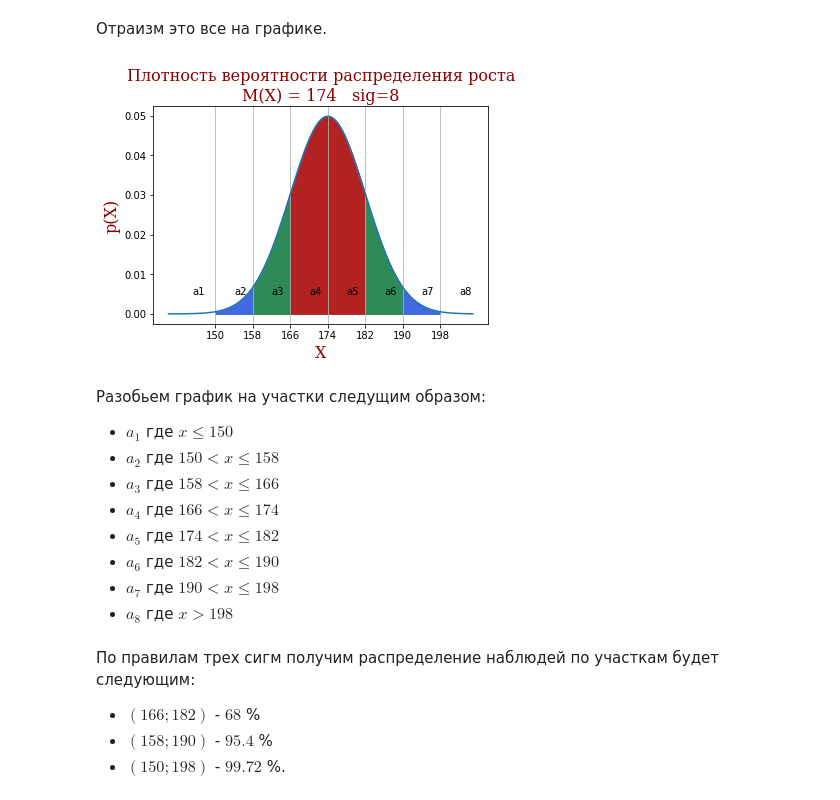
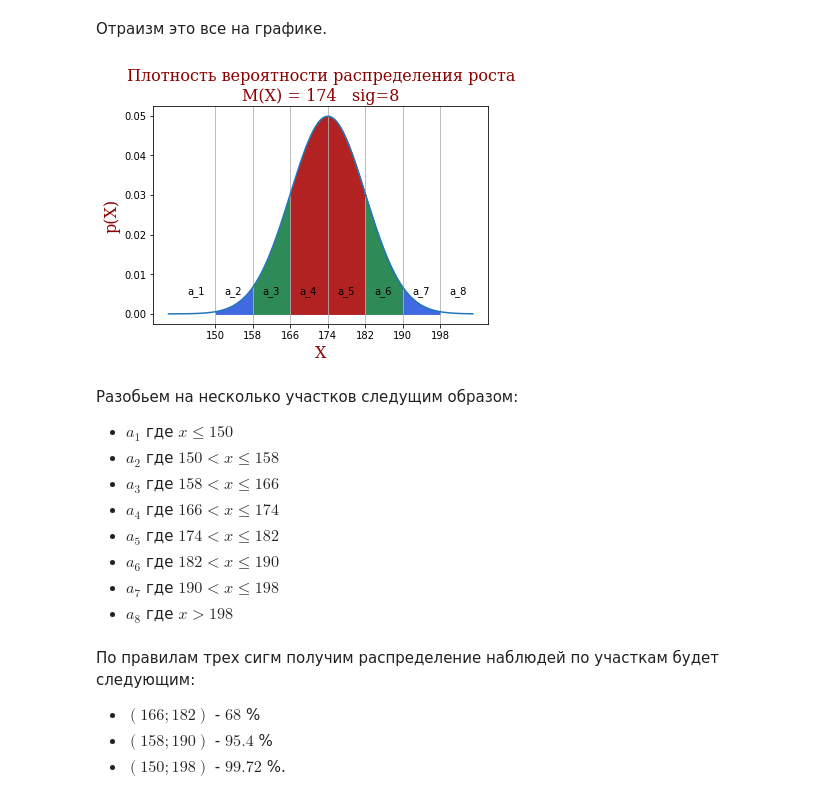
Before and after one commit to vinalyan/diff, a Jupyter notebook: Матстат_урок_4_ДЗ_Кожемякин_В_Е.ipynb, the cells around one changed output. Drawn from its saved outputs; the diff is of its cells as text; code cells hidden in the pictures.

```diff
--- a/Матстат_урок_4_ДЗ_Кожемякин_В_Е.ipynb
+++ b/Матстат_урок_4_ДЗ_Кожемякин_В_Е.ipynb
@@ -132,44 +132,44 @@ xax.set_ticks([150,158,166,174,182,190,198])
 '''
 sig_3m - участок (150,158)
 sig_2m - участок (158,166)
 sig_1m - участок (166,174)
 sig_1p - участок (174,182)
 sig_2p - участок (182,190)
 sig_3p - участок (190,198)
 '''
 sig_3m = (x > 150) & (x <= 158)
 plt.fill_between(x, y, where=(sig_3m), color='royalblue')
 sig_2m = (x > 158) & (x <= 166)
 plt.fill_between(x, y, where=(sig_2m), color='seagreen')
 sig_1m = (x > 166) & (x <= 174)
 plt.fill_between(x, y, where=(sig_1m), color='firebrick')
 
 sig_1p = (x > 174) & (x <= 182)
 plt.fill_between(x, y, where=(sig_1p), color='firebrick')
 sig_2p = (x > 182) & (x <= 190)
 plt.fill_between(x, y, where=(sig_2p), color='seagreen')
 sig_3p = (x > 190) & (x <= 198)
 plt.fill_between(x, y, where=(sig_3p), color='royalblue')
 
 plt.title('Плотность вероятности распределения роста\nМ(X) = 174   sig=8', fontdict=font)
 plt.xlabel('X', fontdict=font)
 plt.ylabel('p(X)', fontdict=font)
 
-plt.text(145, 0.005, 'a1')
-plt.text(154, 0.005, 'a2')
-plt.text(162, 0.005, 'a3')
-plt.text(170, 0.005, 'a4')
-plt.text(178, 0.005, 'a5')
-plt.text(186, 0.005, 'a6')
-plt.text(194, 0.005, 'a7')
-plt.text(202, 0.005, 'a8')
+plt.text(144, 0.005, 'a_1')
+plt.text(152, 0.005, 'a_2')
+plt.text(160, 0.005, 'a_3')
+plt.text(168, 0.005, 'a_4')
+plt.text(176, 0.005, 'a_5')
+plt.text(184, 0.005, 'a_6')
+plt.text(192, 0.005, 'a_7')
+plt.text(200, 0.005, 'a_8')
 
 xax.grid(True)
 plt.show()
 # %% [output]
-[figure, old version]
+[figure, new version]
 # %% [markdown]
-Разобьем график на участки следущим образом:
+Разобьем на несколько участков следущим образом:
 * $a_1$ где $x \leqslant 150$
 * $a_2$ где $150 < x \leqslant 158$
 * $a_3$ где $158 < x \leqslant 166$
```
